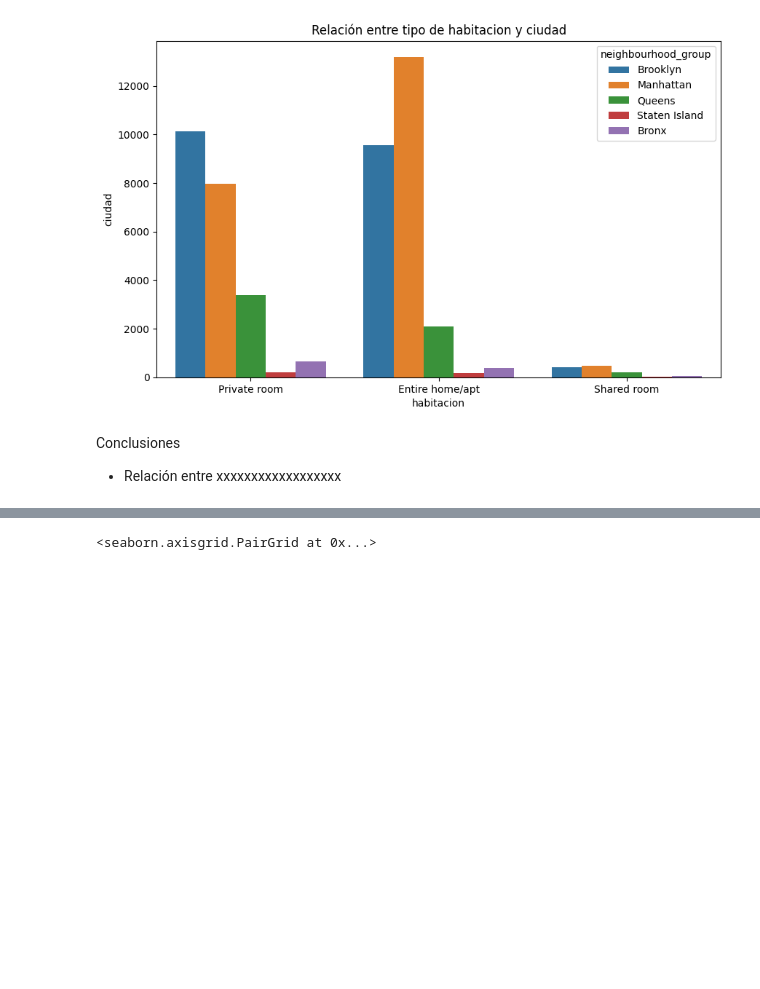
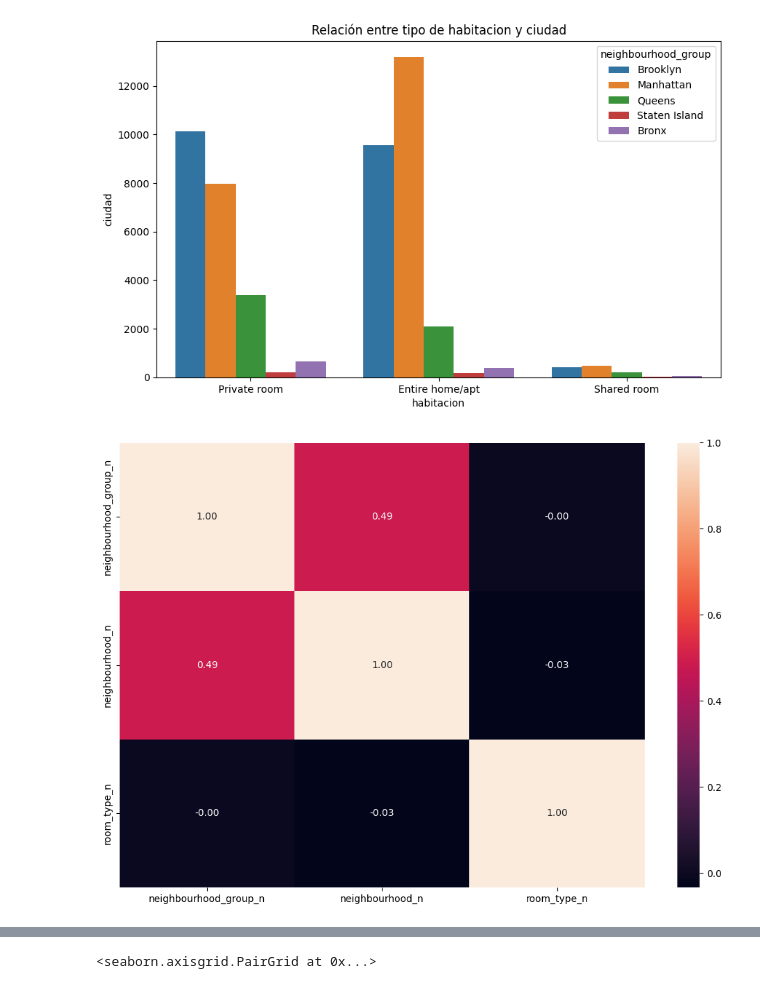
Before and after one commit to jaimed411/013-PROYECTO1-machine-learning-airbnb, a Jupyter notebook: src/appppp.ipynb, the cells around one changed output, grey strips where cells are left out. Cells and saved outputs as stored; diff of their text form; code cells hidden in the pictures; blank space fills up the shorter version.

```diff
--- a/src/appppp.ipynb
+++ b/src/appppp.ipynb
@@ -214,8 +210,56 @@ plt.ylabel("ciudad")
 plt.show()
 # %% [output]
 [figure]
-# %% [markdown]
-Conclusiones
-
-- Relación entre xxxxxxxxxxxxxxxxxx
+# %%
+'''#Análisis numérico-categórico (completo y OPCIONAL)
+
+import pandas as pd
+import matplotlib.pyplot as plt
+import seaborn as sns
+
+# Seleccionar las columnas numéricas y categóricas para el análisis
+numeric_columns = ["latitude", "longitude", "price", "minimum_nights", "number_of_reviews", "calculated_host_listings_count", "availability_365"]
+categorical_columns = ["neighbourhood_group", "neighbourhood", "room_type"]
+
+# Calcular la matriz de correlación entre las variables numéricas
+corr_matrix_numeric = dataframe[numeric_columns].corr()
+
+# Calcular la matriz de correlación entre las variables categóricas
+corr_matrix_categorical = dataframe[categorical_columns].apply(lambda x: pd.factorize(x)[0]).corr()
+
+# Unir ambas matrices de correlación
+corr_matrix_combined = pd.concat([corr_matrix_numeric, corr_matrix_categorical], axis=1)
+
+# Crear el mapa de calor de correlación para todas las variables
+plt.figure(figsize=(12, 9))
+sns.heatmap(corr_matrix_combined, annot=True, fmt=".2f", cmap="coolwarm")
+plt.title("Matriz de correlación de variables numéricas y categóricas")
+plt.tight_layout()
+plt.show()
+'''
+
+#Análisis categórico a numerico (completo y OPCIONAL) con facotorize
+
+import pandas as pd
+import seaborn as sns
+import matplotlib.pyplot as plt
+
+# Create a copy of the DataFrame to avoid the SettingWithCopyWarning
+dataframe_copy = dataframe.copy()
+
+# Convert categorical columns to numerical using factorize
+dataframe_copy['neighbourhood_group_n'] = pd.factorize(dataframe_copy['neighbourhood_group'])[0]
+dataframe_copy['neighbourhood_n'] = pd.factorize(dataframe_copy['neighbourhood'])[0]
+dataframe_copy['room_type_n'] = pd.factorize(dataframe_copy['room_type'])[0]
+
+
+# Plot the correlation heatmap
+fig, axis = plt.subplots(figsize=(10, 7))
+sns.heatmap(dataframe_copy[['neighbourhood_group_n', 'neighbourhood_n', 'room_type_n']].corr(), annot=True, fmt=".2f")
+plt.tight_layout()
+plt.show()
+
+sns.heatmap(dataframe_copy[['job_n', 'marital_n', 'education_n', 'default_n', 'housing_n', 'loan_n', 'contact_n', 'month_n', 'day_of_week_n', 'poutcome_n', 'y_n']].corr(), annot=True, fmt=".2f")
+# %% [output]
+[figure, added]
 # %%
```
Also changed, not shown: parts of 22 cells of this notebook.
